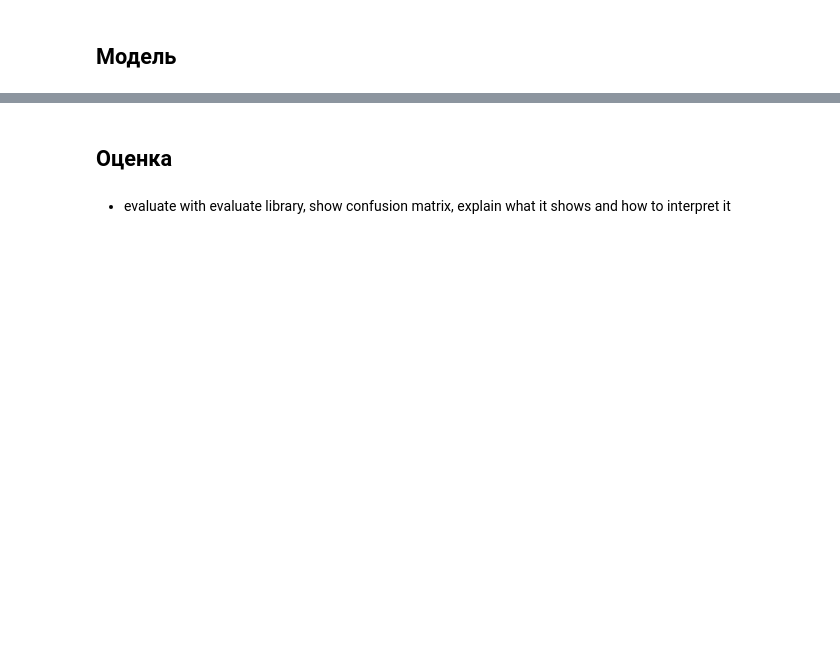
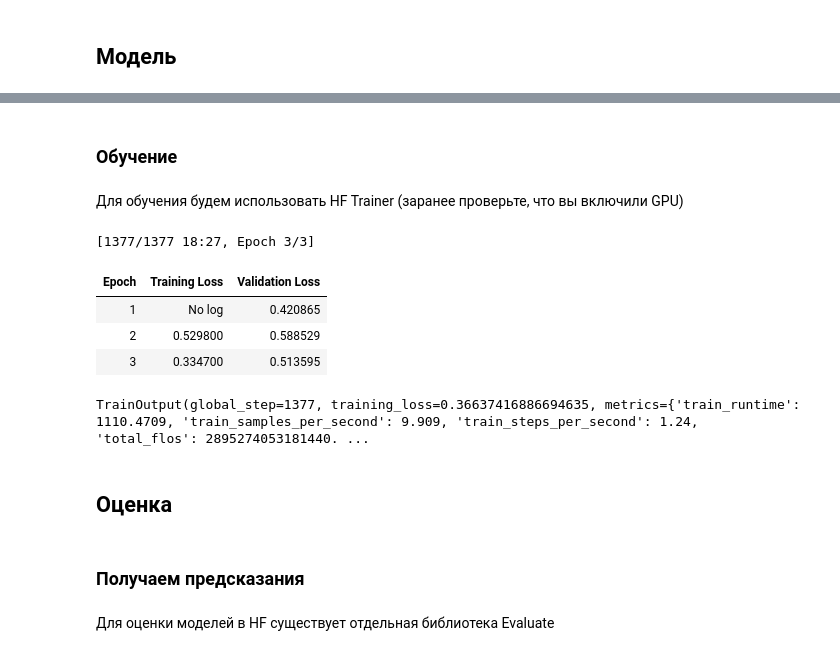
Before and after one commit to vifirsanova/compling, a Jupyter notebook: bert.ipynb, the cells around one changed output, grey strips where cells are left out. Cells and saved outputs as stored; diff of their text form; code cells hidden in the pictures; blank space fills up the shorter version.

```diff
--- a/bert.ipynb
+++ b/bert.ipynb
@@ -194,0 +201,9 @@ print(tokenizer.tokenize("Example sentence to tokenize"))
+# %%
+def tokenize_data(example):
+  # данные из предложений 1 и 2;
+  # обрезка текстов до максимальной длины, которую обрабатывает модель (для BERT это 512 символов);
+  # паддинг для коротких предложений;
+  # pt - PyTorch
+  return tokenizer(example['sentence1'], example['sentence2'], truncation=True, padding='max_length', return_tensors="pt")
+
+tokenized_dataset = dataset.map(tokenize_data, batched=True)
@@ -204,4 +289,37 @@ print(model.config)
+# %% [markdown]
+### Обучение
+# %% [markdown]
+Для обучения будем использовать HF Trainer (заранее проверьте, что вы включили GPU)
+# %%
+from transformers import Trainer, TrainingArguments
+
+training_args = TrainingArguments(
+    per_device_train_batch_size=8, # батч - кусочек данных, который мы подаем за 1 шаг обучения
+    per_device_eval_batch_size=8, # батч - кусочек данных, который мы подаем за 1 шаг оценки
+    num_train_epochs=3, # количество эпох обучения
+    evaluation_strategy="epoch", # как часто будет производится оценка
+    logging_dir="logs", # "журнал" обучения
+    output_dir="model", # позже вы сможете выгрузить отсюда вашу готовую модель
+)
+
+trainer = Trainer(
+    model=model, # в какой переменной хранится скомпилированная модель (попробуйте заменить на custom_model!)
+    args=training_args, # параметры обучения мы задали выше
+    train_dataset=tokenized_dataset['train'], # путь к обучающей выборке
+    eval_dataset=tokenized_dataset['validation'], # путь к проверочной выборке
+)
+
+trainer.train()
+# %% [output]
+[1377/1377 18:27, Epoch 3/3]
+| Epoch | Training Loss | Validation Loss |
+| 1 | No log | 0.420865 |
+| 2 | 0.529800 | 0.588529 |
+| 3 | 0.334700 | 0.513595 |
+TrainOutput(global_step=1377, training_loss=0.36637416886694635, metrics={'train_runtime': 1110.4709, 'train_samples_per_second': 9.909, 'train_steps_per_second': 1.24, 'total_flos': 2895274053181440. ...
 # %% [markdown]
 ## Оценка
-# %% [markdown]
-- evaluate with evaluate library, show confusion matrix, explain what it shows and how to interpret it
+# %% [markdown]
+### Получаем предсказания
+# %% [markdown]
+Для оценки моделей в HF существует отдельная библиотека Evaluate
```
Also changed, not shown: parts of 38 cells of this notebook.
